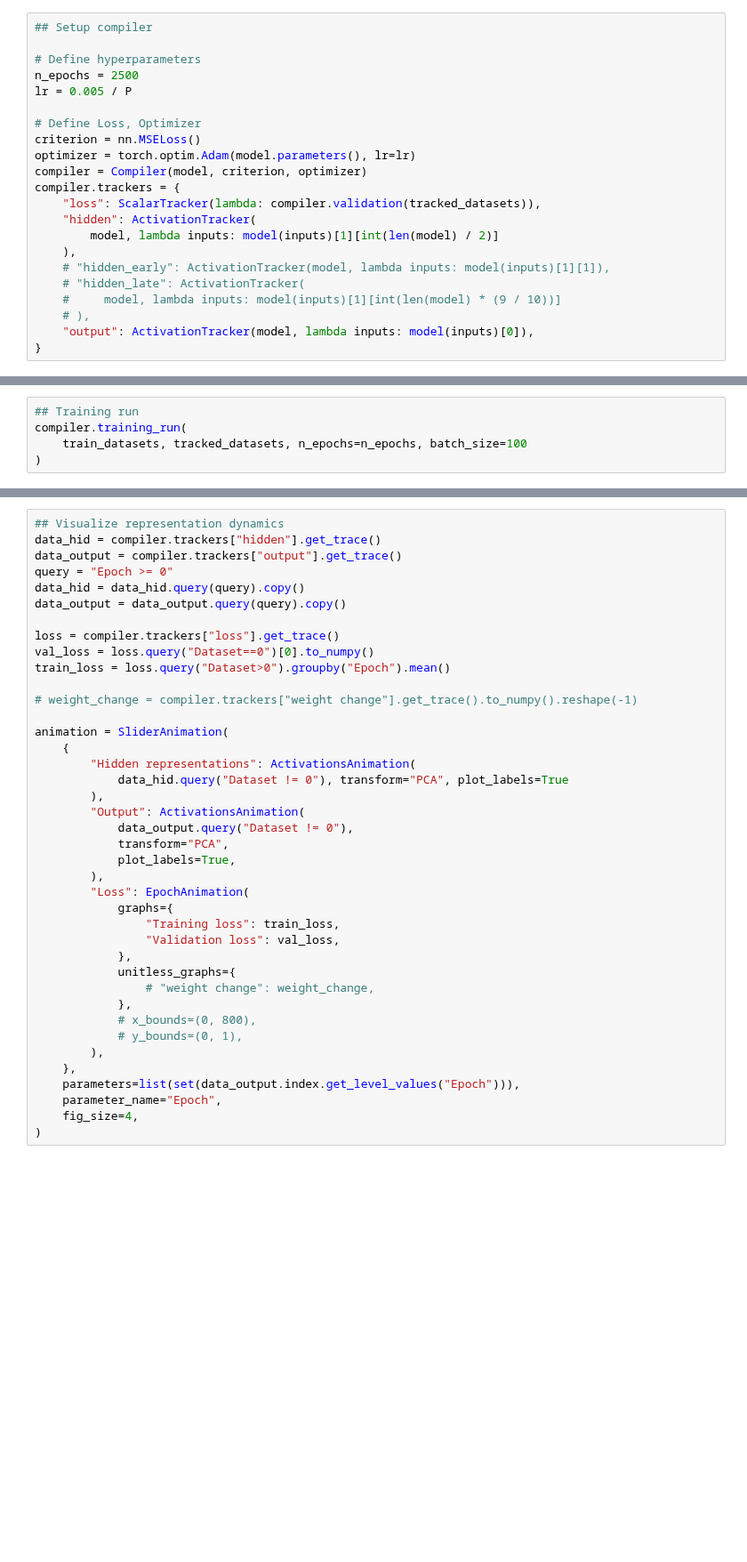
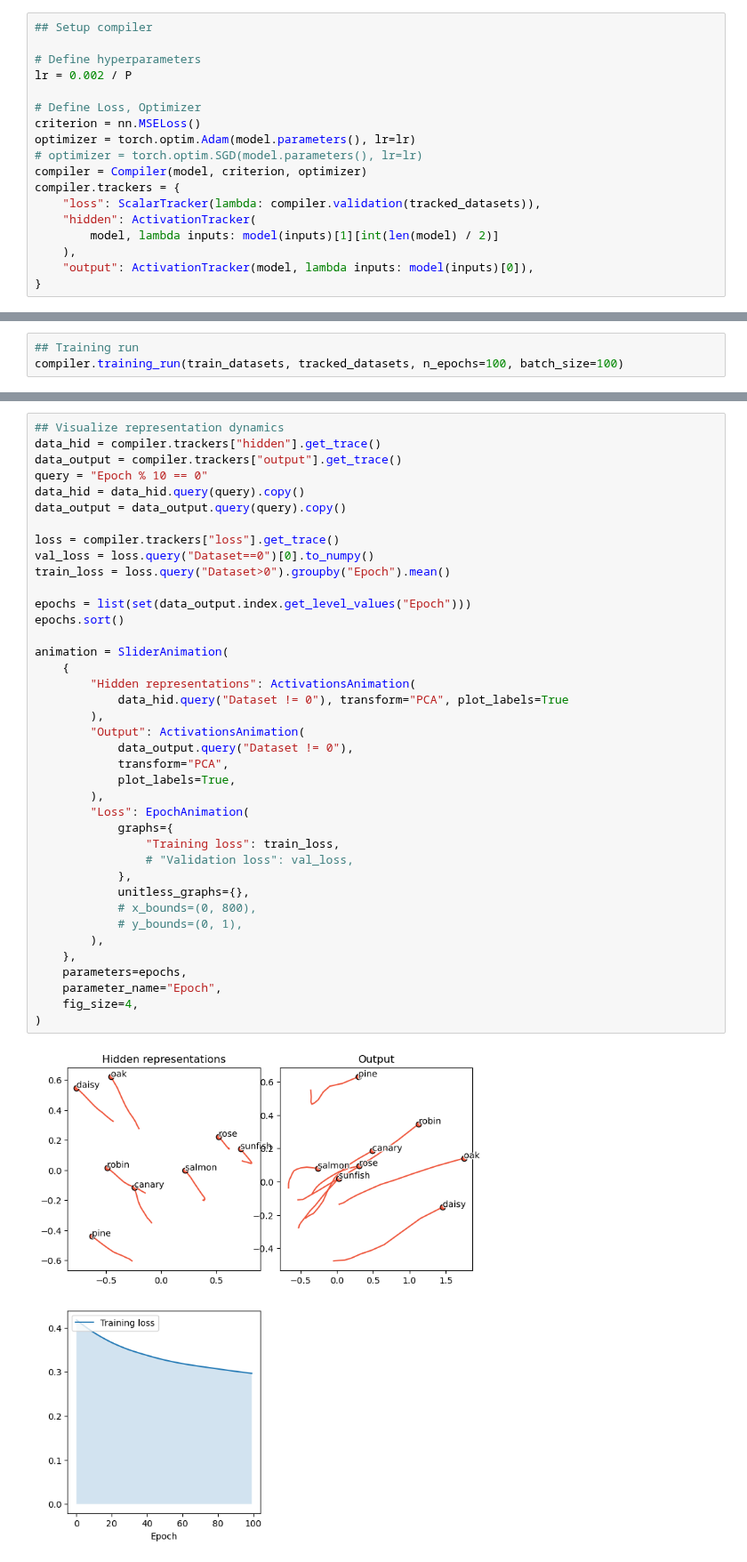
Before and after one commit to loekvanrossem/rnn_structure, a Jupyter notebook: DNN/semantic.ipynb, the cells around one changed output, grey strips where cells are left out. Shown at 89% size. Saved outputs shown, nothing was run; the diff lists cells and outputs as text; blank space fills up the shorter version.

```diff
--- a/DNN/semantic.ipynb
+++ b/DNN/semantic.ipynb
@@ -89,22 +92,18 @@ model = Model(
 ## Setup compiler
 
 # Define hyperparameters
-n_epochs = 2500
-lr = 0.005 / P
+lr = 0.002 / P
 
 # Define Loss, Optimizer
 criterion = nn.MSELoss()
 optimizer = torch.optim.Adam(model.parameters(), lr=lr)
+# optimizer = torch.optim.SGD(model.parameters(), lr=lr)
 compiler = Compiler(model, criterion, optimizer)
 compiler.trackers = {
     "loss": ScalarTracker(lambda: compiler.validation(tracked_datasets)),
     "hidden": ActivationTracker(
         model, lambda inputs: model(inputs)[1][int(len(model) / 2)]
     ),
-    # "hidden_early": ActivationTracker(model, lambda inputs: model(inputs)[1][1]),
-    # "hidden_late": ActivationTracker(
-    #     model, lambda inputs: model(inputs)[1][int(len(model) * (9 / 10))]
-    # ),
     "output": ActivationTracker(model, lambda inputs: model(inputs)[0]),
 }
 # %%
@@ -121,8 +120,6 @@ activations_0.index = activations_0.index.set_names(["Epoch"] + index_names)
 # %%
 ## Training run
-compiler.training_run(
-    train_datasets, tracked_datasets, n_epochs=n_epochs, batch_size=100
-)
+compiler.training_run(train_datasets, tracked_datasets, n_epochs=100, batch_size=100)
 # %%
 ## Get all activations
 activations = []
@@ -155,39 +154,40 @@ interactive(children=(SelectionSlider(description='Layer:', options=(0, 1, 2, 3,
 ## Visualize representation dynamics
 data_hid = compiler.trackers["hidden"].get_trace()
 data_output = compiler.trackers["output"].get_trace()
-query = "Epoch >= 0"
+query = "Epoch % 10 == 0"
 data_hid = data_hid.query(query).copy()
 data_output = data_output.query(query).copy()
 
 loss = compiler.trackers["loss"].get_trace()
 val_loss = loss.query("Dataset==0")[0].to_numpy()
 train_loss = loss.query("Dataset>0").groupby("Epoch").mean()
 
-# weight_change = compiler.trackers["weight change"].get_trace().to_numpy().reshape(-1)
+epochs = list(set(data_output.index.get_level_values("Epoch")))
+epochs.sort()
 
 animation = SliderAnimation(
     {
         "Hidden representations": ActivationsAnimation(
             data_hid.query("Dataset != 0"), transform="PCA", plot_labels=True
         ),
         "Output": ActivationsAnimation(
             data_output.query("Dataset != 0"),
             transform="PCA",
             plot_labels=True,
         ),
         "Loss": EpochAnimation(
             graphs={
                 "Training loss": train_loss,
-                "Validation loss": val_loss,
+                # "Validation loss": val_loss,
             },
-            unitless_graphs={
-                # "weight change": weight_change,
-            },
+            unitless_graphs={},
             # x_bounds=(0, 800),
             # y_bounds=(0, 1),
         ),
     },
-    parameters=list(set(data_output.index.get_level_values("Epoch"))),
+    parameters=epochs,
     parameter_name="Epoch",
     fig_size=4,
 )
+# %% [output]
+[figure, added]
```
Also changed, not shown: parts of 20 cells of this notebook, 10 other files.
